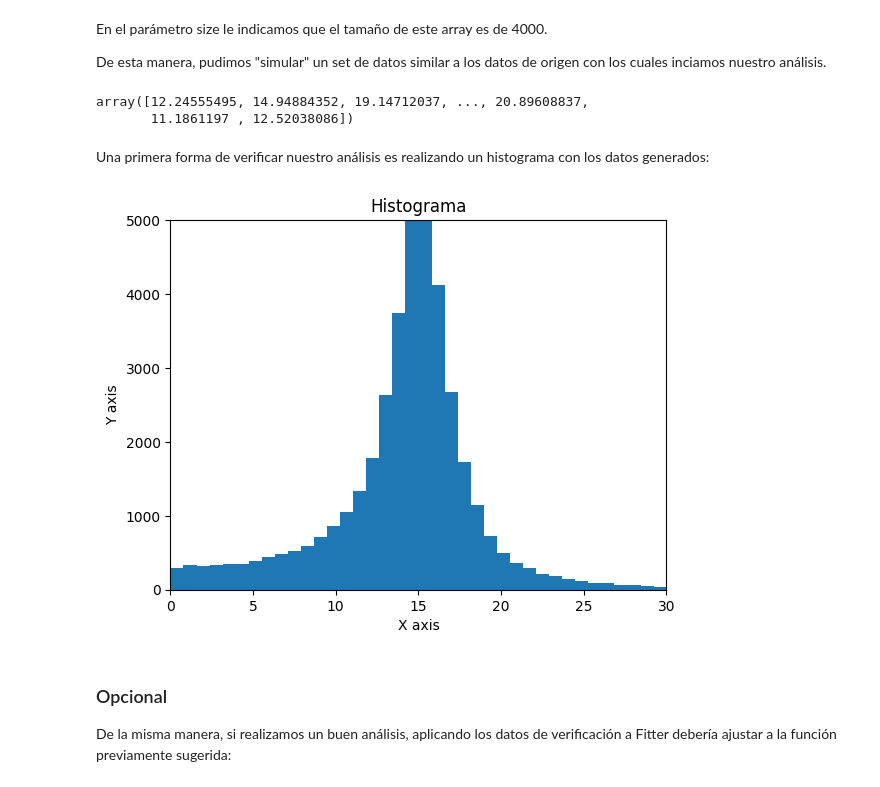
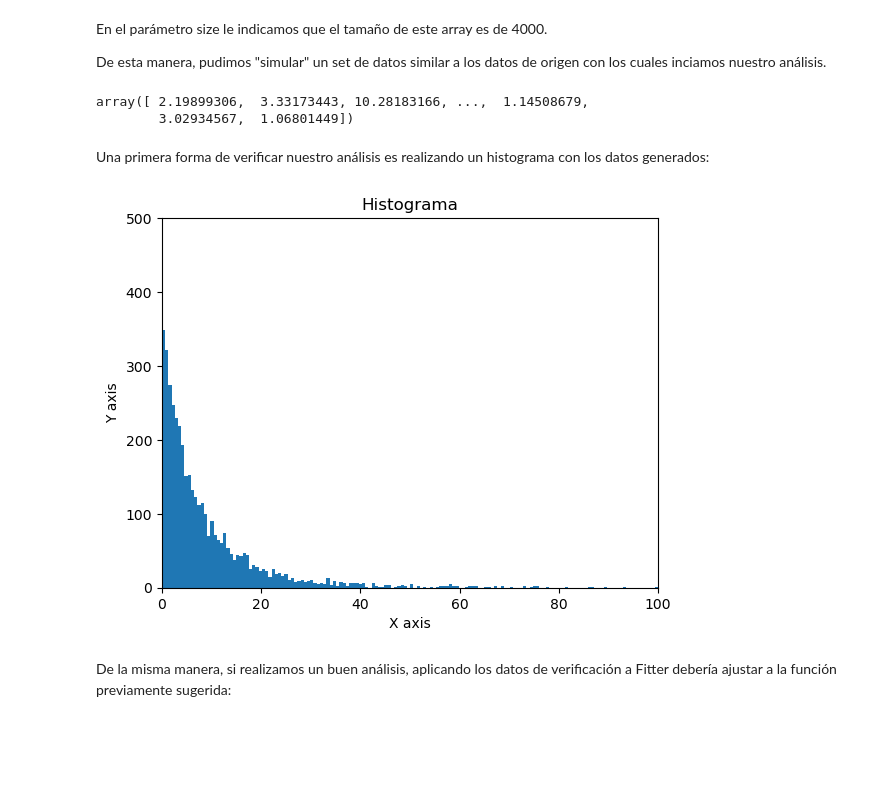
Before and after one commit to AgusBazzi/coffee_shop_sales_simulation, a Jupyter notebook: notebooks/coffee_shop_sales.ipynb, the cells around one changed output. Saved outputs shown, nothing was run; the diff lists cells and outputs as text; code cells hidden in the pictures; blank space fills up the shorter version.

```diff
--- a/notebooks/coffee_shop_sales.ipynb
+++ b/notebooks/coffee_shop_sales.ipynb
@@ -302,7 +459,12 @@ scale =  3.755282486437009
+# %%
+b = 4.296655364961143
+c = 5.566743978454838
+loc = -30.35352117377835
+scale = 30.353521168839762
 # %% [markdown]
 La idea es que mediante la [biblioteca de funciones estadística scipy.stats](https://docs.scipy.org/doc/scipy/reference/stats.html) generamos un array de datos con esta distribución:
 # %%
-f_verif = stats.rel_breitwigner.rvs(rho, loc, scale, size=4000, random_state=None)
+f_verif = stats.truncpareto.rvs(b, c, loc, scale, size=4000, random_state=None)
 # %% [markdown]
 Como mencionamos, el tipo de dato de esta variable creada es un array de numpy.
 # %%
@@ -316,23 +478,21 @@ De esta manera, pudimos "simular" un set de datos similar a los datos de origen
 # %%
 f_verif
 # %% [output]
-array([12.24555495, 14.94884352, 19.14712037, ..., 20.89608837,
-       11.1861197 , 12.52038086])
+array([ 2.19899306,  3.33173443, 10.28183166, ...,  1.14508679,
+        3.02934567,  1.06801449])
 # %% [markdown]
 Una primera forma de verificar nuestro análisis es realizando un histograma con los datos generados:
 # %%
 # Histograma de datos de verificación
 plt.title("Histograma")
 plt.xlabel("X axis")
 plt.ylabel("Y axis")
-plt.xlim(0, 30)
-plt.ylim(0, 5000)
+plt.xlim(0, 100)
+plt.ylim(0, 500)
 plt.hist(f_verif, bins=200)
 plt.show()
 # %% [output]
-[figure, old version]
+[figure, new version]
 # %% [markdown]
-### Opcional
-
 De la misma manera, si realizamos un buen análisis, aplicando los datos de verificación a Fitter debería ajustar a la función previamente sugerida:
 # %%
```
Also changed, not shown: parts of 74 cells of this notebook, 7 other files.
